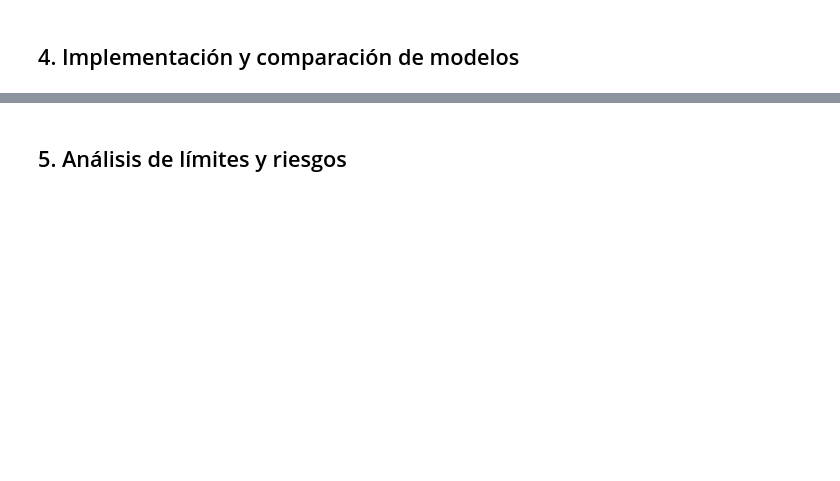
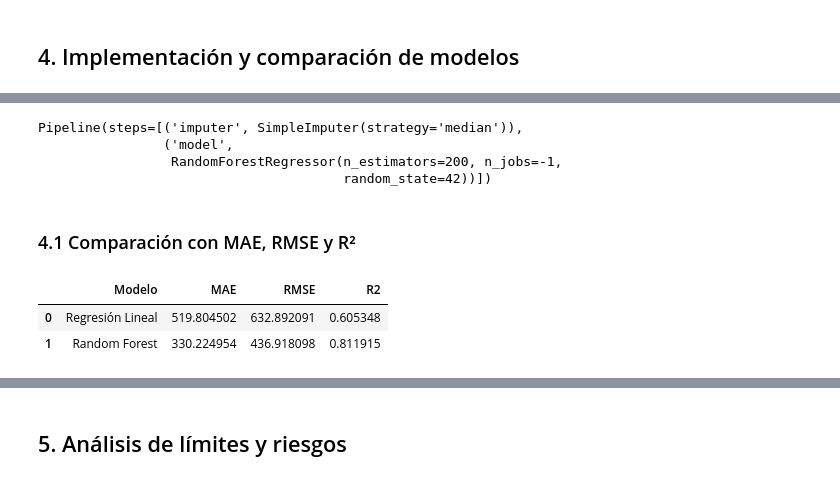
Before and after one commit to gvcabrera/AIMLT2, a Jupyter notebook: negocio/Caso B – Predicción de ventas futuras.ipynb, the cells around one changed output, grey strips where cells are left out. Cells and saved outputs as stored; diff of their text form; code cells hidden in the pictures; blank space fills up the shorter version.

```diff
--- a/negocio/Caso B – Predicción de ventas futuras.ipynb
+++ b/negocio/Caso B – Predicción de ventas futuras.ipynb
@@ -276,0 +347,9 @@ plt.show()
+# %%
+modelo_linear.fit(X_train, y_train)
+
+modelo_rf.fit(X_train, y_train)
+# %% [output]
+Pipeline(steps=[('imputer', SimpleImputer(strategy='median')),
+                ('model',
+                 RandomForestRegressor(n_estimators=200, n_jobs=-1,
+                                       random_state=42))])
@@ -276,0 +360,2 @@ plt.show()
+# %% [markdown]
+### 4.1 Comparación con MAE, RMSE y R²
@@ -276,0 +400,28 @@ plt.show()
+# %%
+resultados = []
+
+resultados.append(
+    evaluar_modelo(
+        'Regresión Lineal',
+        modelo_linear,
+        X_test,
+        y_test
+    )
+)
+
+resultados.append(
+    evaluar_modelo(
+        'Random Forest',
+        modelo_rf,
+        X_test,
+        y_test
+    )
+)
+
+df_resultados = pd.DataFrame(resultados)
+
+display(df_resultados)
+# %% [output]
+|  | Modelo | MAE | RMSE | R2 |
+| 0 | Regresión Lineal | 519.804502 | 632.892091 | 0.605348 |
+| 1 | Random Forest | 330.224954 | 436.918098 | 0.811915 |
```
Also changed, not shown: parts of 32 cells of this notebook.
